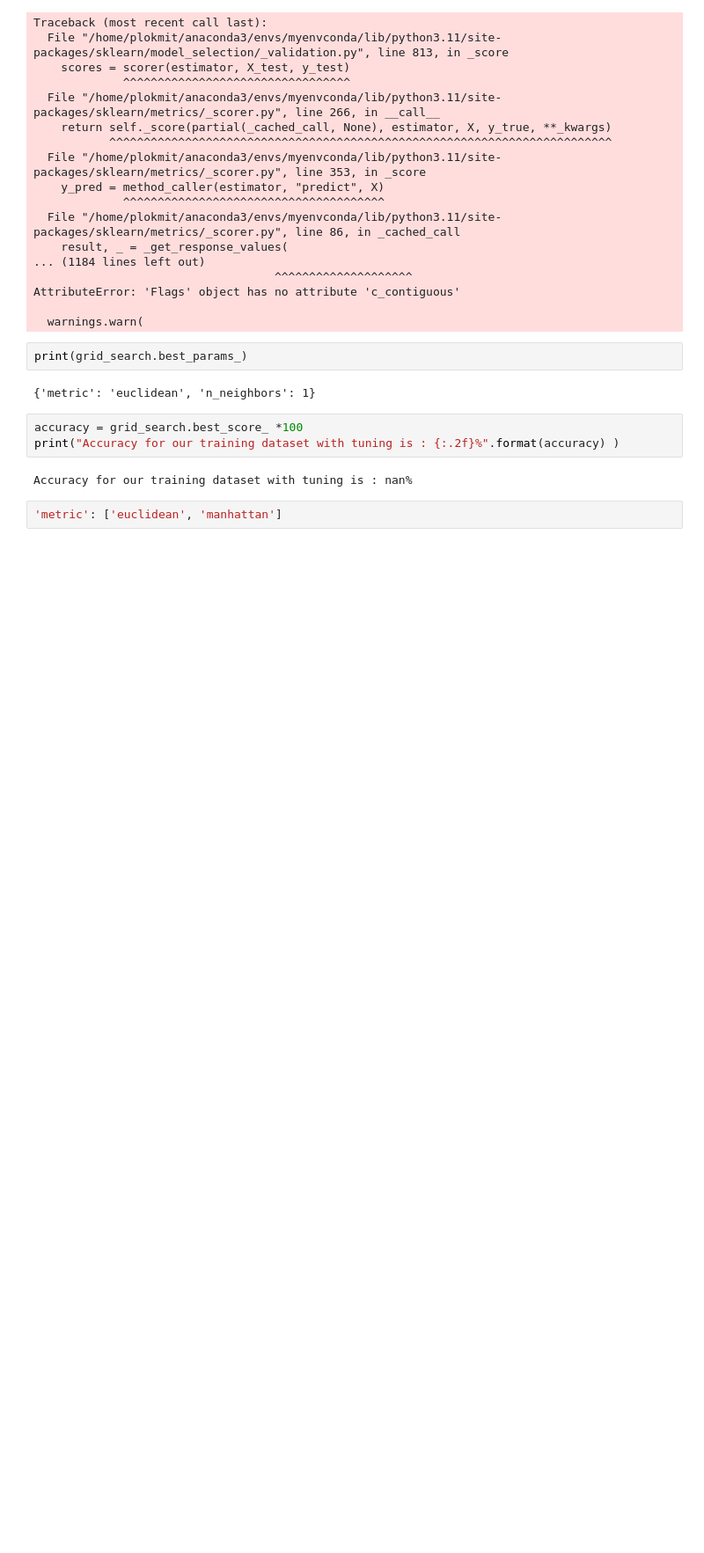
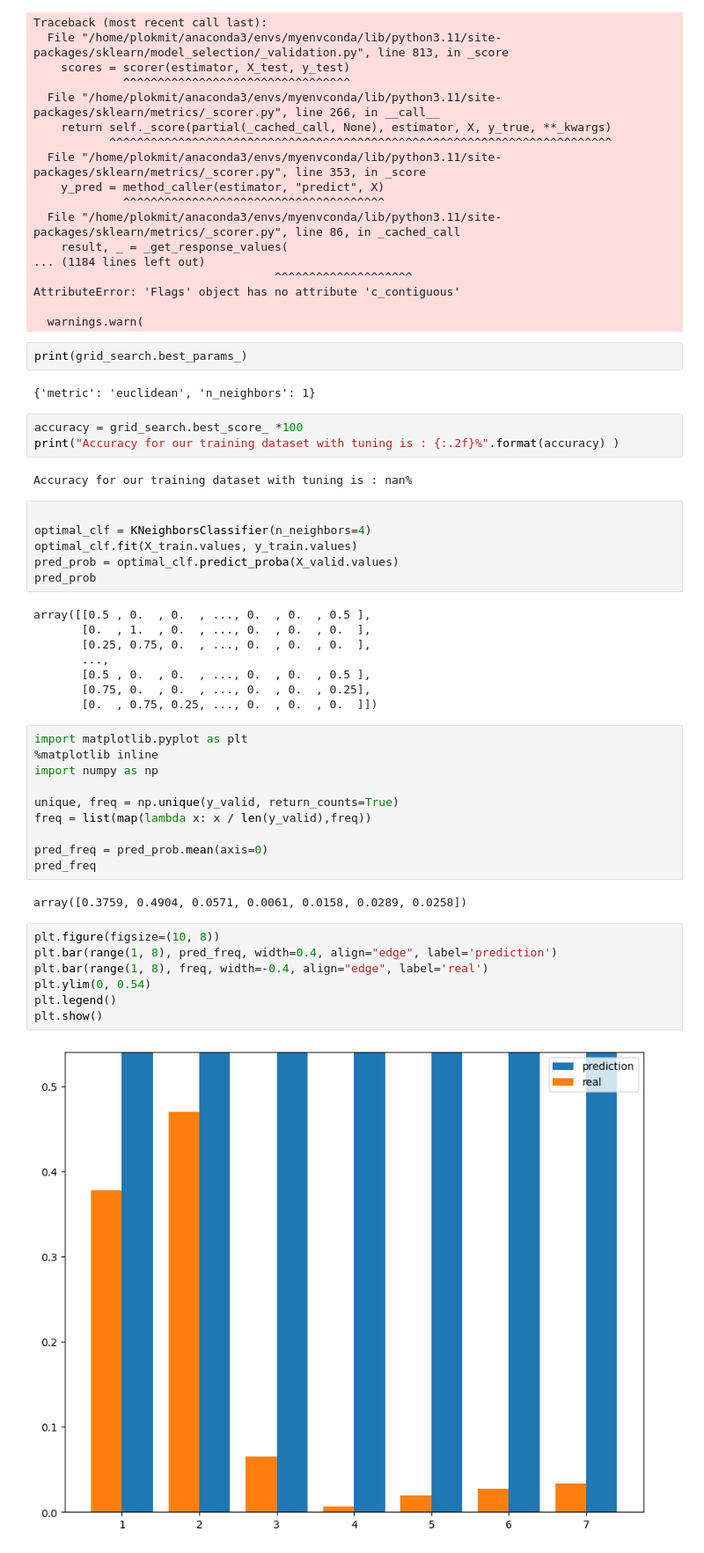
Before and after one commit to plokmit/notebooks, a Jupyter notebook: GritSearch_notebook.ipynb, the cells around one changed output. Shown: that part at 88% size. Drawn from its saved outputs; the diff is of its cells as text; blank space fills up the shorter version.

```diff
--- a/GritSearch_notebook.ipynb
+++ b/GritSearch_notebook.ipynb
@@ -78,5 +78,38 @@ accuracy = grid_search.best_score_ *100
 print("Accuracy for our training dataset with tuning is : {:.2f}%".format(accuracy) )
 # %% [output]
 Accuracy for our training dataset with tuning is : nan%
-# %%
-'metric': ['euclidean', 'manhattan']
+# %%
+
+optimal_clf = KNeighborsClassifier(n_neighbors=4)
+optimal_clf.fit(X_train.values, y_train.values)
+pred_prob = optimal_clf.predict_proba(X_valid.values)
+pred_prob
+# %% [output]
+array([[0.5 , 0.  , 0.  , ..., 0.  , 0.  , 0.5 ],
+       [0.  , 1.  , 0.  , ..., 0.  , 0.  , 0.  ],
+       [0.25, 0.75, 0.  , ..., 0.  , 0.  , 0.  ],
+       ...,
+       [0.5 , 0.  , 0.  , ..., 0.  , 0.  , 0.5 ],
+       [0.75, 0.  , 0.  , ..., 0.  , 0.  , 0.25],
+       [0.  , 0.75, 0.25, ..., 0.  , 0.  , 0.  ]])
+# %%
+import matplotlib.pyplot as plt
+%matplotlib inline
+import numpy as np
+
+unique, freq = np.unique(y_valid, return_counts=True)
+freq = list(map(lambda x: x / len(y_valid),freq))
+
+pred_freq = pred_prob.mean(axis=0)
+pred_freq
+# %% [output]
+array([0.3759, 0.4904, 0.0571, 0.0061, 0.0158, 0.0289, 0.0258])
+# %%
+plt.figure(figsize=(10, 8))
+plt.bar(range(1, 8), pred_freq, width=0.4, align="edge", label='prediction')
+plt.bar(range(1, 8), freq, width=-0.4, align="edge", label='real')
+plt.ylim(0, 0.54)
+plt.legend()
+plt.show()
+# %% [output]
+[figure, added]
```
Also changed, not shown: parts of 2 cells of this notebook, 4 other files.
